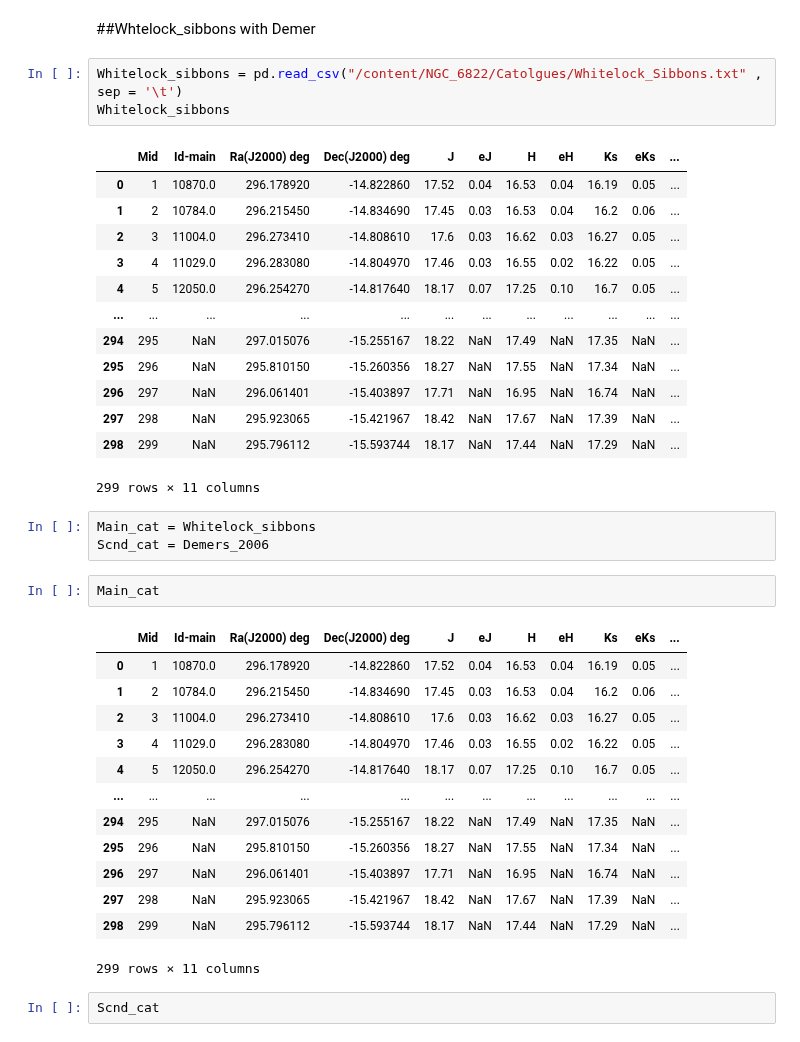
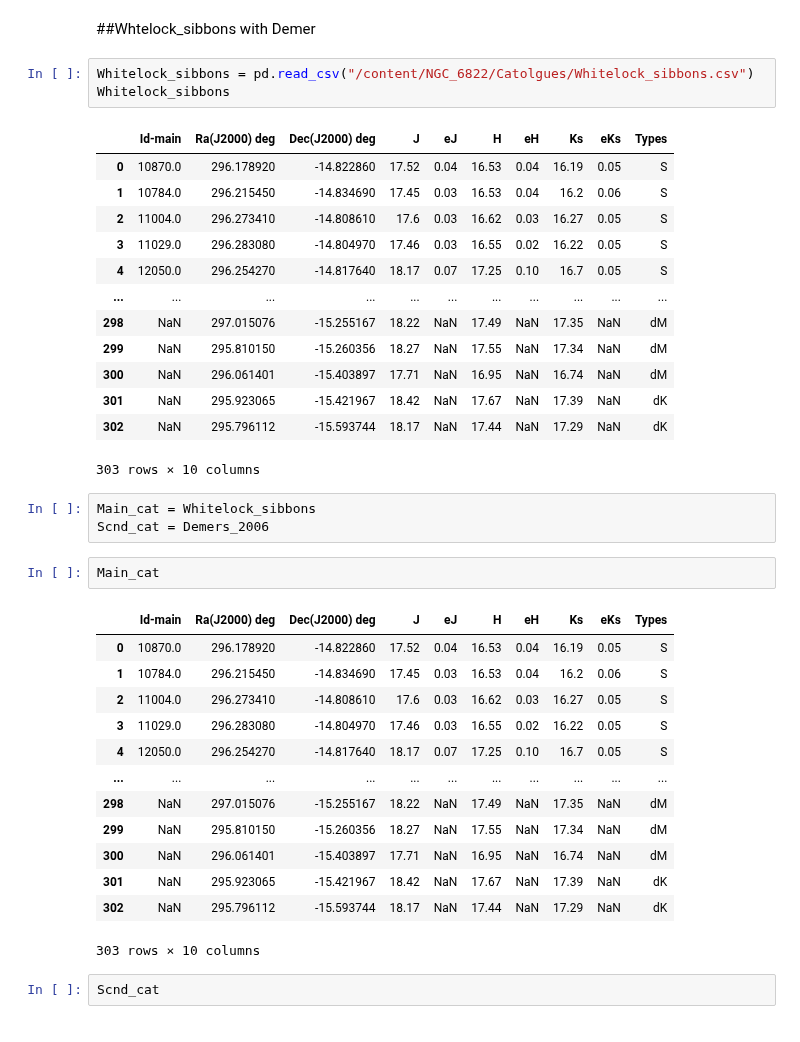
Before and after one commit to Mahdi-Abdollahii/NGC_6822, a Jupyter notebook: X_Match/NGC6822_X_Match.ipynb, the cells around one changed output. Saved outputs shown, nothing was run; the diff lists cells and outputs as text.

```diff
--- a/X_Match/NGC6822_X_Match.ipynb
+++ b/X_Match/NGC6822_X_Match.ipynb
@@ -236,41 +210,41 @@ Whitelock_Dimmer_Kacharov_Sibbons
 # %% [markdown]
 ##Whtelock_sibbons with Demer
 # %%
-Whitelock_sibbons = pd.read_csv("/content/NGC_6822/Catolgues/Whitelock_Sibbons.txt" , sep = '\t')
+Whitelock_sibbons = pd.read_csv("/content/NGC_6822/Catolgues/Whitelock_sibbons.csv")
 Whitelock_sibbons
 # %% [output]
-|  | Mid | Id-main | Ra(J2000) deg | Dec(J2000) deg | J | eJ | H | eH | Ks | eKs | ... |
-| 0 | 1 | 10870.0 | 296.178920 | -14.822860 | 17.52 | 0.04 | 16.53 | 0.04 | 16.19 | 0.05 | ... |
-| 1 | 2 | 10784.0 | 296.215450 | -14.834690 | 17.45 | 0.03 | 16.53 | 0.04 | 16.2 | 0.06 | ... |
-| 2 | 3 | 11004.0 | 296.273410 | -14.808610 | 17.6 | 0.03 | 16.62 | 0.03 | 16.27 | 0.05 | ... |
-| 3 | 4 | 11029.0 | 296.283080 | -14.804970 | 17.46 | 0.03 | 16.55 | 0.02 | 16.22 | 0.05 | ... |
-| 4 | 5 | 12050.0 | 296.254270 | -14.817640 | 18.17 | 0.07 | 17.25 | 0.10 | 16.7 | 0.05 | ... |
-| ... | ... | ... | ... | ... | ... | ... | ... | ... | ... | ... | ... |
-| 294 | 295 | NaN | 297.015076 | -15.255167 | 18.22 | NaN | 17.49 | NaN | 17.35 | NaN | ... |
-| 295 | 296 | NaN | 295.810150 | -15.260356 | 18.27 | NaN | 17.55 | NaN | 17.34 | NaN | ... |
-| 296 | 297 | NaN | 296.061401 | -15.403897 | 17.71 | NaN | 16.95 | NaN | 16.74 | NaN | ... |
-| 297 | 298 | NaN | 295.923065 | -15.421967 | 18.42 | NaN | 17.67 | NaN | 17.39 | NaN | ... |
-| 298 | 299 | NaN | 295.796112 | -15.593744 | 18.17 | NaN | 17.44 | NaN | 17.29 | NaN | ... |
+|  | Id-main | Ra(J2000) deg | Dec(J2000) deg | J | eJ | H | eH | Ks | eKs | Types |
+| 0 | 10870.0 | 296.178920 | -14.822860 | 17.52 | 0.04 | 16.53 | 0.04 | 16.19 | 0.05 | S |
+| 1 | 10784.0 | 296.215450 | -14.834690 | 17.45 | 0.03 | 16.53 | 0.04 | 16.2 | 0.06 | S |
+| 2 | 11004.0 | 296.273410 | -14.808610 | 17.6 | 0.03 | 16.62 | 0.03 | 16.27 | 0.05 | S |
+| 3 | 11029.0 | 296.283080 | -14.804970 | 17.46 | 0.03 | 16.55 | 0.02 | 16.22 | 0.05 | S |
+| 4 | 12050.0 | 296.254270 | -14.817640 | 18.17 | 0.07 | 17.25 | 0.10 | 16.7 | 0.05 | S |
+| ... | ... | ... | ... | ... | ... | ... | ... | ... | ... | ... |
+| 298 | NaN | 297.015076 | -15.255167 | 18.22 | NaN | 17.49 | NaN | 17.35 | NaN | dM |
+| 299 | NaN | 295.810150 | -15.260356 | 18.27 | NaN | 17.55 | NaN | 17.34 | NaN | dM |
+| 300 | NaN | 296.061401 | -15.403897 | 17.71 | NaN | 16.95 | NaN | 16.74 | NaN | dM |
+| 301 | NaN | 295.923065 | -15.421967 | 18.42 | NaN | 17.67 | NaN | 17.39 | NaN | dK |
+| 302 | NaN | 295.796112 | -15.593744 | 18.17 | NaN | 17.44 | NaN | 17.29 | NaN | dK |
-299 rows × 11 columns
+303 rows × 10 columns
 # %%
 Main_cat = Whitelock_sibbons
 Scnd_cat = Demers_2006
 # %%
 Main_cat
 # %% [output]
-|  | Mid | Id-main | Ra(J2000) deg | Dec(J2000) deg | J | eJ | H | eH | Ks | eKs | ... |
-| 0 | 1 | 10870.0 | 296.178920 | -14.822860 | 17.52 | 0.04 | 16.53 | 0.04 | 16.19 | 0.05 | ... |
-| 1 | 2 | 10784.0 | 296.215450 | -14.834690 | 17.45 | 0.03 | 16.53 | 0.04 | 16.2 | 0.06 | ... |
-| 2 | 3 | 11004.0 | 296.273410 | -14.808610 | 17.6 | 0.03 | 16.62 | 0.03 | 16.27 | 0.05 | ... |
-| 3 | 4 | 11029.0 | 296.283080 | -14.804970 | 17.46 | 0.03 | 16.55 | 0.02 | 16.22 | 0.05 | ... |
-| 4 | 5 | 12050.0 | 296.254270 | -14.817640 | 18.17 | 0.07 | 17.25 | 0.10 | 16.7 | 0.05 | ... |
-| ... | ... | ... | ... | ... | ... | ... | ... | ... | ... | ... | ... |
-| 294 | 295 | NaN | 297.015076 | -15.255167 | 18.22 | NaN | 17.49 | NaN | 17.35 | NaN | ... |
-| 295 | 296 | NaN | 295.810150 | -15.260356 | 18.27 | NaN | 17.55 | NaN | 17.34 | NaN | ... |
-| 296 | 297 | NaN | 296.061401 | -15.403897 | 17.71 | NaN | 16.95 | NaN | 16.74 | NaN | ... |
-| 297 | 298 | NaN | 295.923065 | -15.421967 | 18.42 | NaN | 17.67 | NaN | 17.39 | NaN | ... |
-| 298 | 299 | NaN | 295.796112 | -15.593744 | 18.17 | NaN | 17.44 | NaN | 17.29 | NaN | ... |
+|  | Id-main | Ra(J2000) deg | Dec(J2000) deg | J | eJ | H | eH | Ks | eKs | Types |
+| 0 | 10870.0 | 296.178920 | -14.822860 | 17.52 | 0.04 | 16.53 | 0.04 | 16.19 | 0.05 | S |
+| 1 | 10784.0 | 296.215450 | -14.834690 | 17.45 | 0.03 | 16.53 | 0.04 | 16.2 | 0.06 | S |
+| 2 | 11004.0 | 296.273410 | -14.808610 | 17.6 | 0.03 | 16.62 | 0.03 | 16.27 | 0.05 | S |
+| 3 | 11029.0 | 296.283080 | -14.804970 | 17.46 | 0.03 | 16.55 | 0.02 | 16.22 | 0.05 | S |
+| 4 | 12050.0 | 296.254270 | -14.817640 | 18.17 | 0.07 | 17.25 | 0.10 | 16.7 | 0.05 | S |
+| ... | ... | ... | ... | ... | ... | ... | ... | ... | ... | ... |
+| 298 | NaN | 297.015076 | -15.255167 | 18.22 | NaN | 17.49 | NaN | 17.35 | NaN | dM |
+| 299 | NaN | 295.810150 | -15.260356 | 18.27 | NaN | 17.55 | NaN | 17.34 | NaN | dM |
+| 300 | NaN | 296.061401 | -15.403897 | 17.71 | NaN | 16.95 | NaN | 16.74 | NaN | dM |
+| 301 | NaN | 295.923065 | -15.421967 | 18.42 | NaN | 17.67 | NaN | 17.39 | NaN | dK |
+| 302 | NaN | 295.796112 | -15.593744 | 18.17 | NaN | 17.44 | NaN | 17.29 | NaN | dK |
-299 rows × 11 columns
+303 rows × 10 columns
 # %%
 Scnd_cat
 # %% [output]
```
Also changed, not shown: parts of 32 cells of this notebook.
